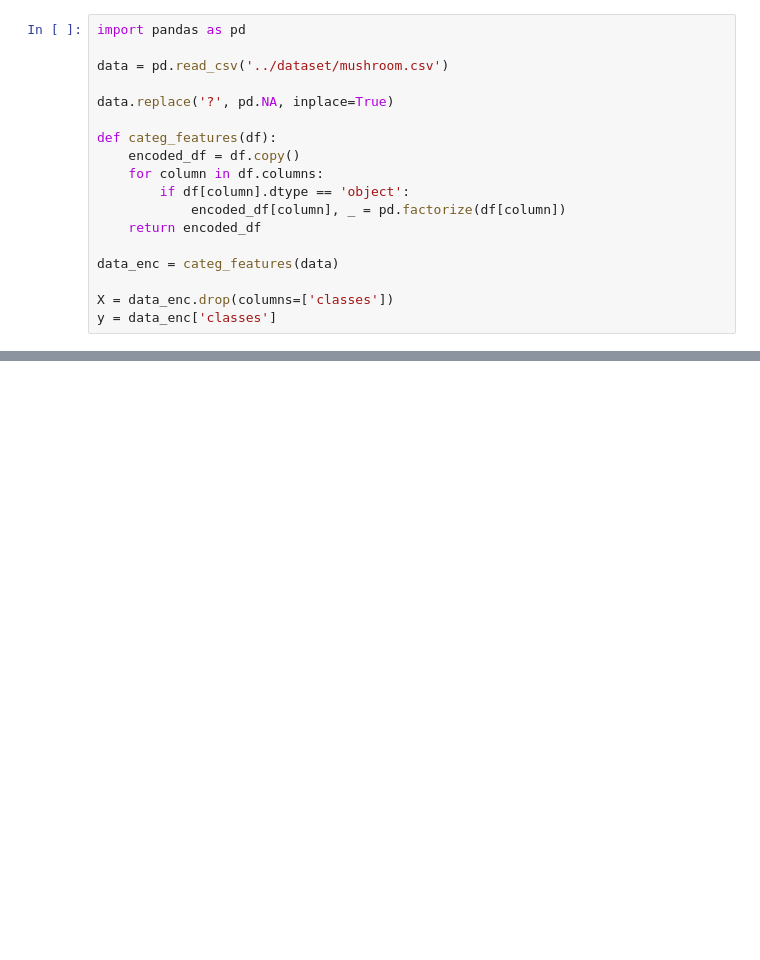
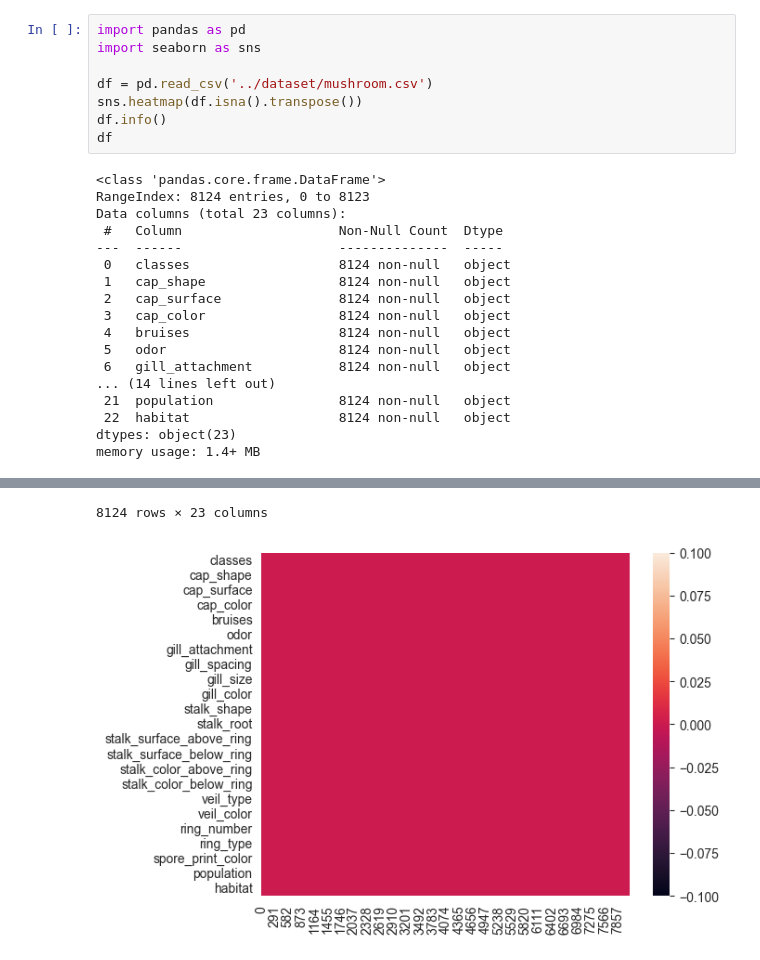
Before and after one commit to podshapkoy-organization/ais-lab-5, a Jupyter notebook: notebooks/analysis.ipynb, the cells around one changed output, grey strips where cells are left out. Cells and saved outputs as stored; diff of their text form; blank space fills up the shorter version.

```diff
--- a/notebooks/analysis.ipynb
+++ b/notebooks/analysis.ipynb
@@ -1,18 +1,26 @@
 # %%
 import pandas as pd
+import seaborn as sns
 
-data = pd.read_csv('../dataset/mushroom.csv')
-
-data.replace('?', pd.NA, inplace=True)
-
-def categ_features(df):
-    encoded_df = df.copy()
-    for column in df.columns:
-        if df[column].dtype == 'object':
-            encoded_df[column], _ = pd.factorize(df[column])
-    return encoded_df
-
-data_enc = categ_features(data)
-
-X = data_enc.drop(columns=['classes'])
-y = data_enc['classes']
+df = pd.read_csv('../dataset/mushroom.csv')
+sns.heatmap(df.isna().transpose())
+df.info()
+df
+# %% [output]
+<class 'pandas.core.frame.DataFrame'>
+RangeIndex: 8124 entries, 0 to 8123
+Data columns (total 23 columns):
+ #   Column                    Non-Null Count  Dtype
+---  ------                    --------------  -----
+ 0   classes                   8124 non-null   object
+ 1   cap_shape                 8124 non-null   object
+ 2   cap_surface               8124 non-null   object
+ 3   cap_color                 8124 non-null   object
+ 4   bruises                   8124 non-null   object
+ 5   odor                      8124 non-null   object
+ 6   gill_attachment           8124 non-null   object
+... (14 lines left out)
+ 21  population                8124 non-null   object
+ 22  habitat                   8124 non-null   object
+dtypes: object(23)
+memory usage: 1.4+ MB
@@ -18,0 +39,2 @@ y = data_enc['classes']
+8124 rows × 23 columns
+[figure, added]
```
Also changed, not shown: parts of 18 cells of this notebook.
